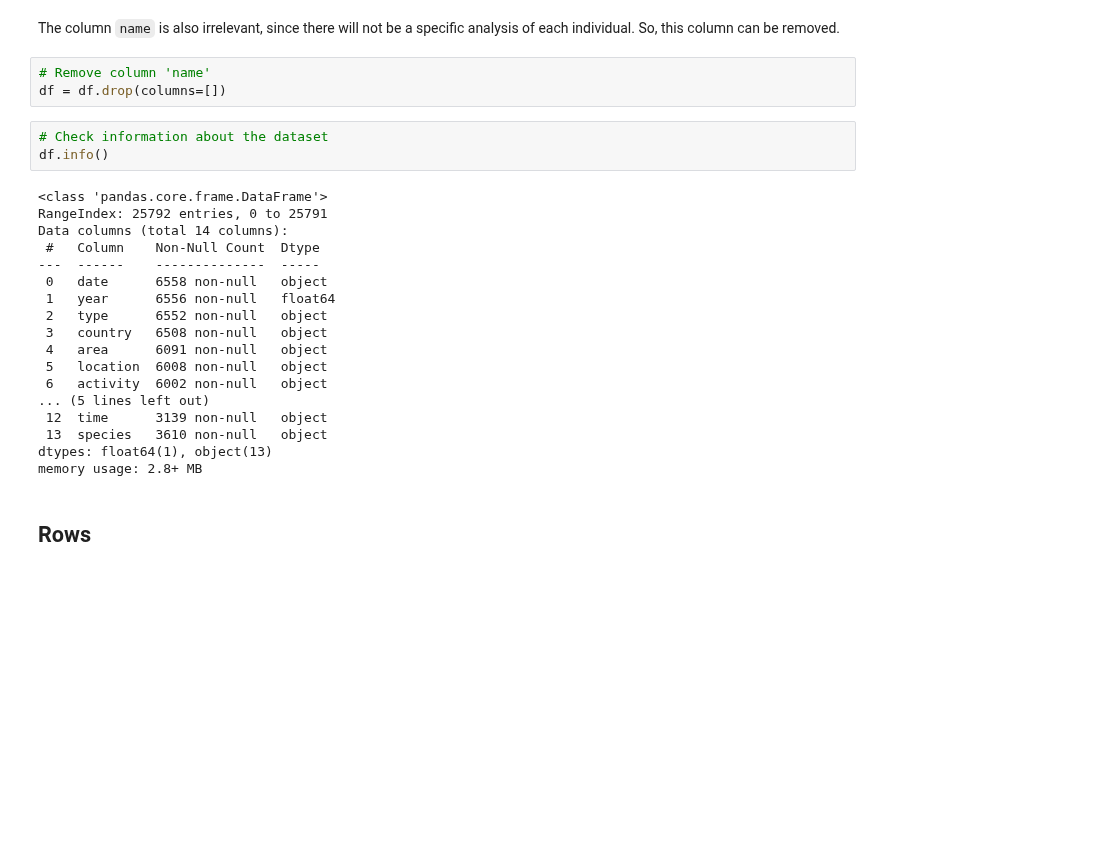
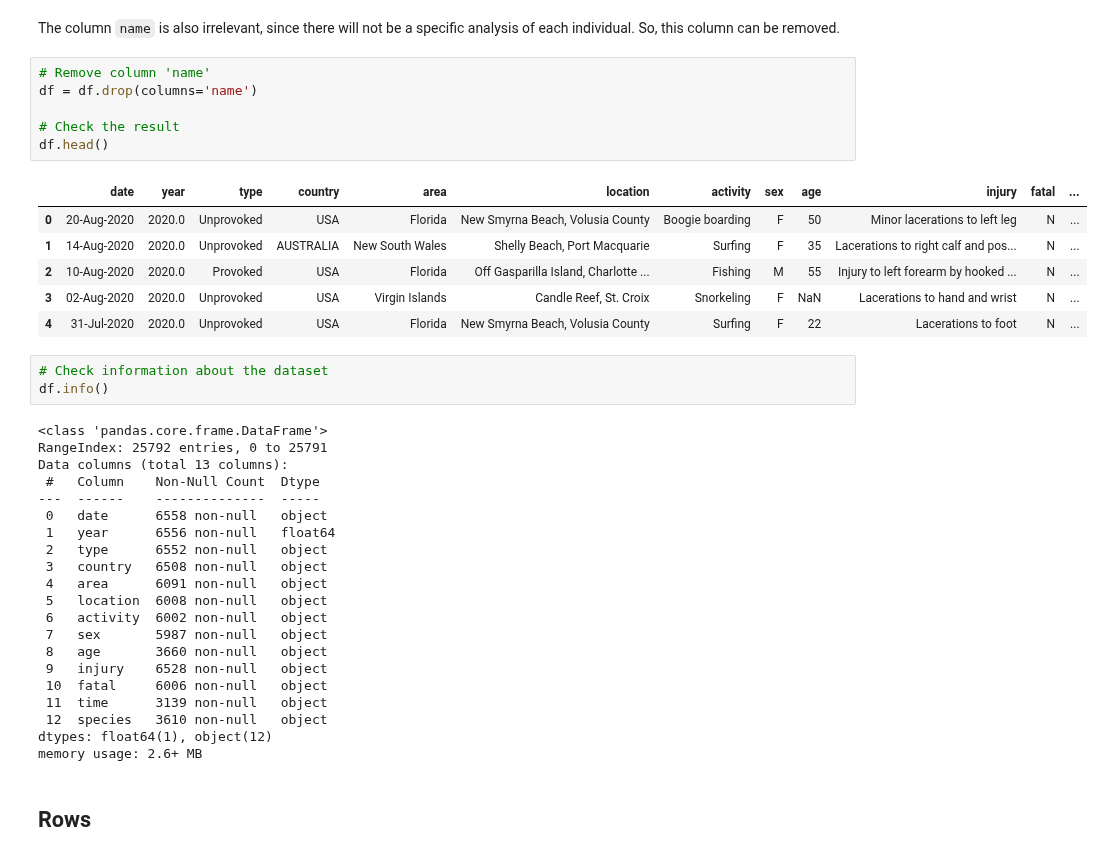
Before and after one commit to gabrielanakasato/ironhack-daft, a Jupyter notebook: proj/w03-project02/proj02-shark-attack.ipynb, the cells around one changed output. Drawn from its saved outputs; the diff is of its cells as text; blank space fills up the shorter version.

```diff
--- a/proj/w03-project02/proj02-shark-attack.ipynb
+++ b/proj/w03-project02/proj02-shark-attack.ipynb
@@ -122,14 +145,24 @@ After removing the unnecessary columns, the information about the new dataframe
 The column `name` is also irrelevant, since there will not be a specific analysis of each individual. So, this column can be removed.
 # %%
 # Remove column 'name'
-df = df.drop(columns=[])
+df = df.drop(columns='name')
+
+# Check the result
+df.head()
+# %% [output]
+|  | date | year | type | country | area | location | activity | sex | age | injury | fatal | ... |
+| 0 | 20-Aug-2020 | 2020.0 | Unprovoked | USA | Florida | New Smyrna Beach, Volusia County | Boogie boarding | F | 50 | Minor lacerations to left leg | N | ... |
+| 1 | 14-Aug-2020 | 2020.0 | Unprovoked | AUSTRALIA | New South Wales | Shelly Beach, Port Macquarie | Surfing | F | 35 | Lacerations to right calf and pos... | N | ... |
+| 2 | 10-Aug-2020 | 2020.0 | Provoked | USA | Florida | Off Gasparilla Island, Charlotte ... | Fishing | M | 55 | Injury to left forearm by hooked ... | N | ... |
+| 3 | 02-Aug-2020 | 2020.0 | Unprovoked | USA | Virgin Islands | Candle Reef, St. Croix | Snorkeling | F | NaN | Lacerations to hand and wrist | N | ... |
+| 4 | 31-Jul-2020 | 2020.0 | Unprovoked | USA | Florida | New Smyrna Beach, Volusia County | Surfing | F | 22 | Lacerations to foot | N | ... |
 # %%
 # Check information about the dataset
 df.info()
 # %% [output]
 <class 'pandas.core.frame.DataFrame'>
 RangeIndex: 25792 entries, 0 to 25791
-Data columns (total 14 columns):
+Data columns (total 13 columns):
  #   Column    Non-Null Count  Dtype
 ---  ------    --------------  -----
  0   date      6558 non-null   object
@@ -139,11 +172,14 @@ Data columns (total 14 columns):
  4   area      6091 non-null   object
  5   location  6008 non-null   object
  6   activity  6002 non-null   object
-... (5 lines left out)
- 12  time      3139 non-null   object
- 13  species   3610 non-null   object
-dtypes: float64(1), object(13)
-memory usage: 2.8+ MB
+ 7   sex       5987 non-null   object
+ 8   age       3660 non-null   object
+ 9   injury    6528 non-null   object
+ 10  fatal     6006 non-null   object
+ 11  time      3139 non-null   object
+ 12  species   3610 non-null   object
+dtypes: float64(1), object(12)
+memory usage: 2.6+ MB
 # %% [markdown]
 ## Rows
 # %% [markdown]
```
Also changed, not shown: parts of 23 cells of this notebook.
